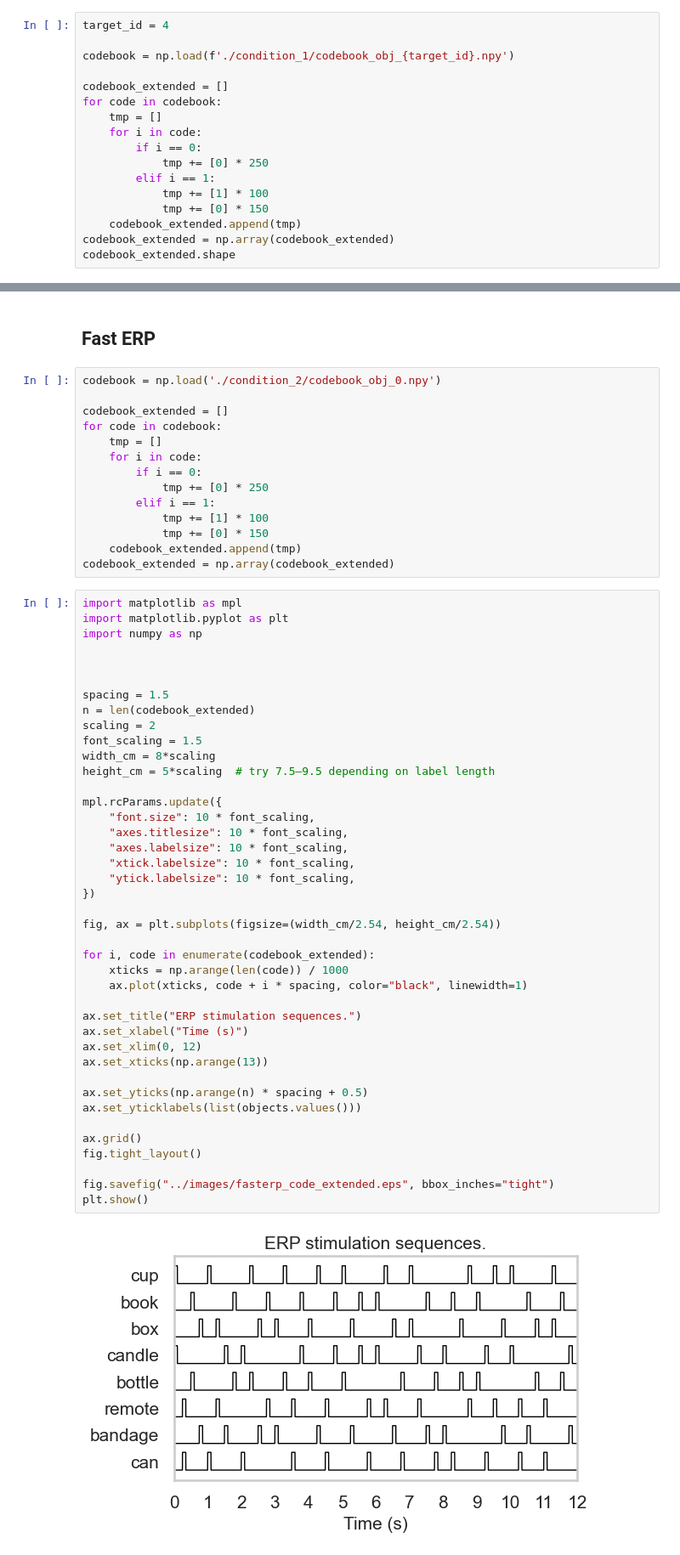
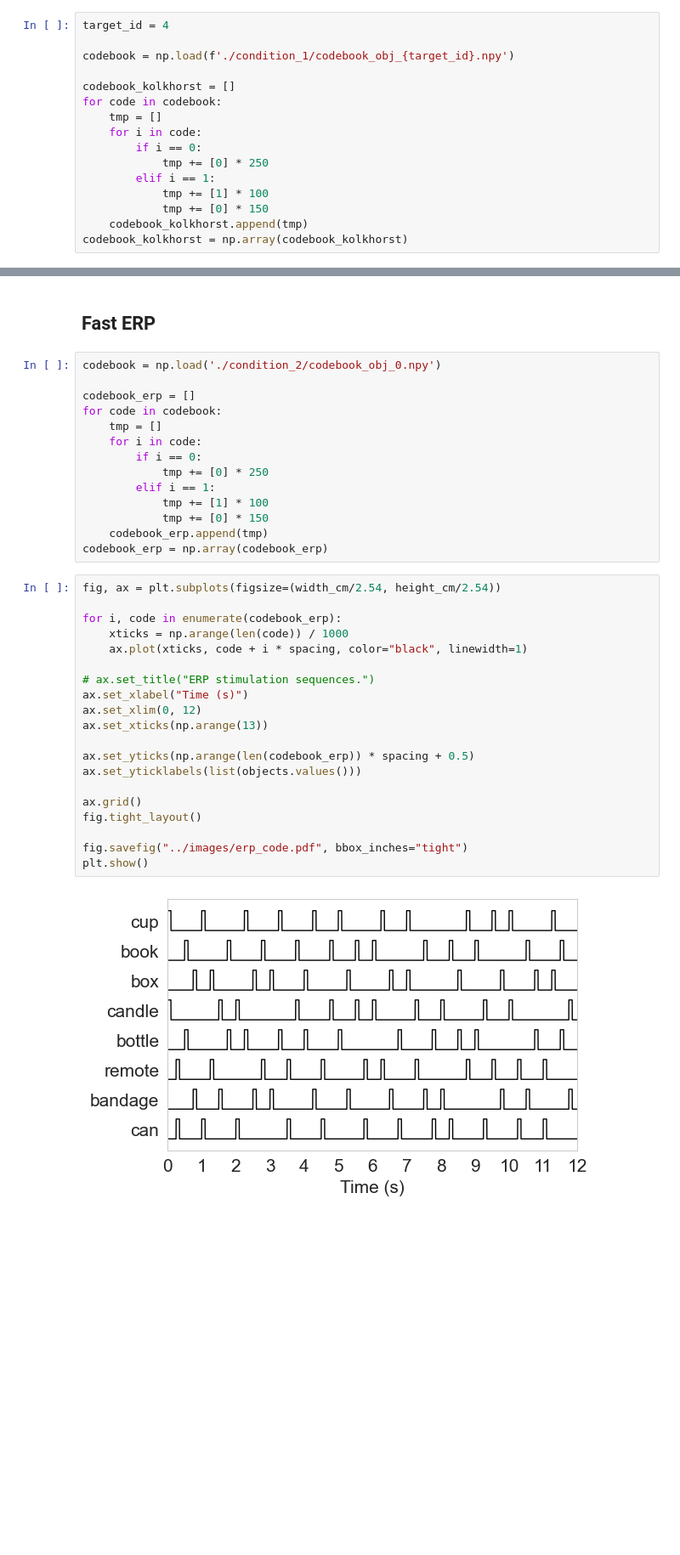
Before and after one commit to amar-enkhbat/codebook_generator, a Jupyter notebook: codebooks/gen_seq_visualization.ipynb, the cells around one changed output, grey strips where cells are left out. Shown at 85% size. Drawn from its saved outputs; the diff is of its cells as text; blank space fills up the shorter version.

```diff
--- a/codebooks/gen_seq_visualization.ipynb
+++ b/codebooks/gen_seq_visualization.ipynb
@@ -42,7 +43,7 @@ target_id = 4
 
 codebook = np.load(f'./condition_1/codebook_obj_{target_id}.npy')
 
-codebook_extended = []
+codebook_kolkhorst = []
 for code in codebook:
     tmp = []
     for i in code:
@@ -51,6 +52,5 @@ for code in codebook:
         elif i == 1:
             tmp += [1] * 100
             tmp += [0] * 150
-    codebook_extended.append(tmp)
-codebook_extended = np.array(codebook_extended)
-codebook_extended.shape
+    codebook_kolkhorst.append(tmp)
+codebook_kolkhorst = np.array(codebook_kolkhorst)
@@ -79,7 +81,7 @@ plt.show()
 # %%
 codebook = np.load('./condition_2/codebook_obj_0.npy')
 
-codebook_extended = []
+codebook_erp = []
 for code in codebook:
     tmp = []
     for i in code:
@@ -88,48 +90,27 @@ for code in codebook:
         elif i == 1:
             tmp += [1] * 100
             tmp += [0] * 150
-    codebook_extended.append(tmp)
-codebook_extended = np.array(codebook_extended)
+    codebook_erp.append(tmp)
+codebook_erp = np.array(codebook_erp)
 # %%
-import matplotlib as mpl
-import matplotlib.pyplot as plt
-import numpy as np
-
-
-
-spacing = 1.5
-n = len(codebook_extended)
-scaling = 2
-font_scaling = 1.5
-width_cm = 8*scaling
-height_cm = 5*scaling  # try 7.5–9.5 depending on label length
-
-mpl.rcParams.update({
-    "font.size": 10 * font_scaling,
-    "axes.titlesize": 10 * font_scaling,
-    "axes.labelsize": 10 * font_scaling,
-    "xtick.labelsize": 10 * font_scaling,
-    "ytick.labelsize": 10 * font_scaling,
-})
-
 fig, ax = plt.subplots(figsize=(width_cm/2.54, height_cm/2.54))
 
-for i, code in enumerate(codebook_extended):
+for i, code in enumerate(codebook_erp):
     xticks = np.arange(len(code)) / 1000
     ax.plot(xticks, code + i * spacing, color="black", linewidth=1)
 
-ax.set_title("ERP stimulation sequences.")
+# ax.set_title("ERP stimulation sequences.")
 ax.set_xlabel("Time (s)")
 ax.set_xlim(0, 12)
 ax.set_xticks(np.arange(13))
 
-ax.set_yticks(np.arange(n) * spacing + 0.5)
+ax.set_yticks(np.arange(len(codebook_erp)) * spacing + 0.5)
 ax.set_yticklabels(list(objects.values()))
 
 ax.grid()
 fig.tight_layout()
 
-fig.savefig("../images/fasterp_code_extended.eps", bbox_inches="tight")
+fig.savefig("../images/erp_code.pdf", bbox_inches="tight")
 plt.show()
 # %% [output]
-[figure, old version]
+[figure, new version]
```
Also changed, not shown: parts of 11 cells of this notebook, 6 other files.
